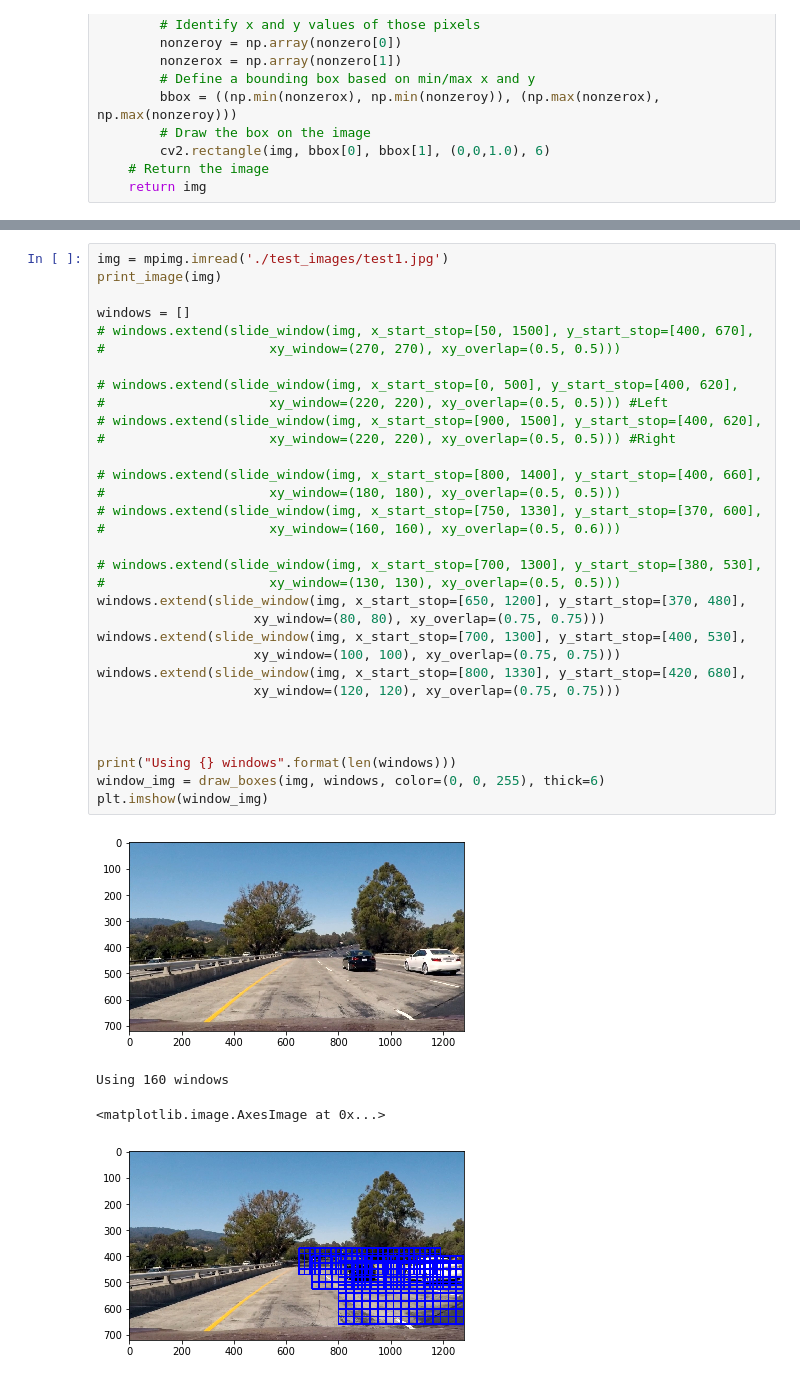
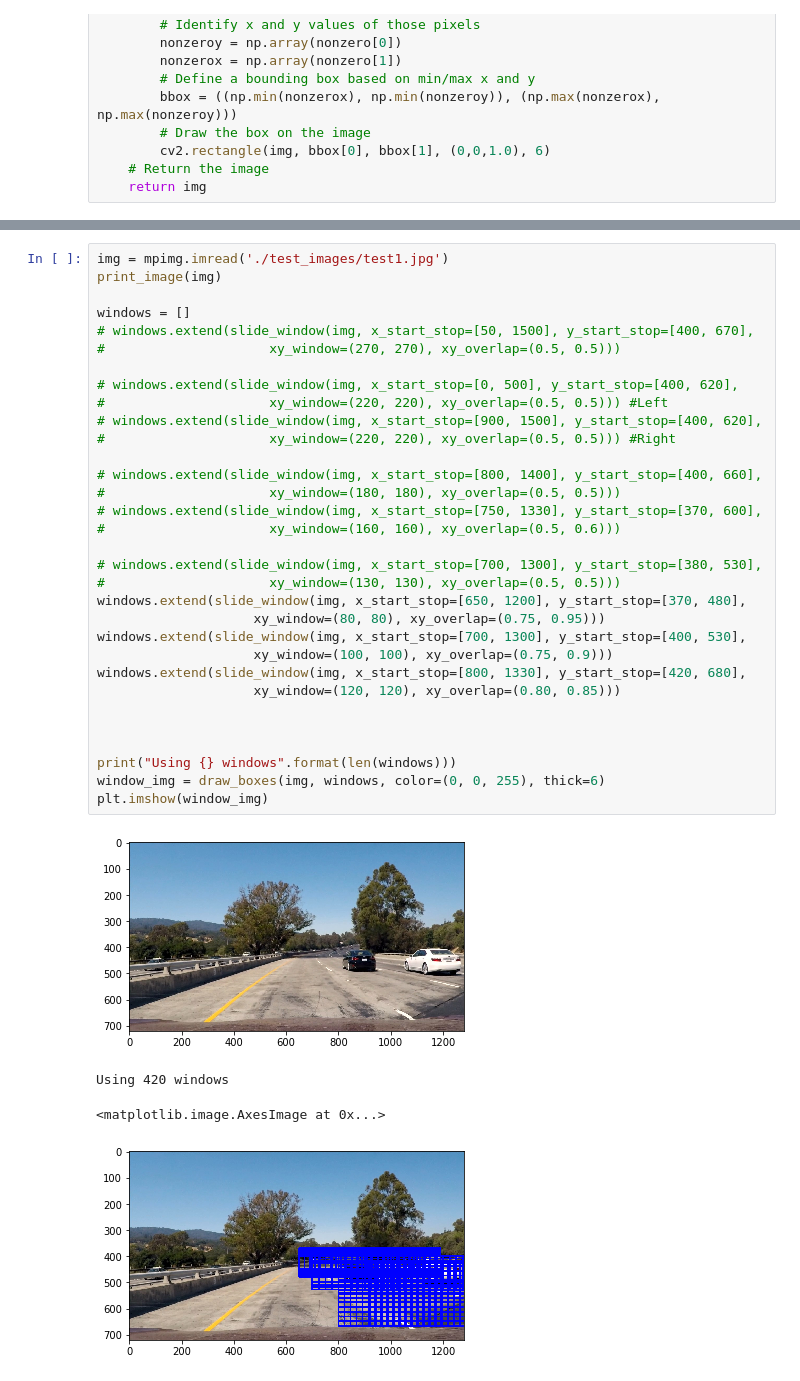
Before and after one commit to ravelantunes/CarND-Vehicle-Detection, a Jupyter notebook: Main.ipynb, the cells around one changed output, grey strips where cells are left out. Saved outputs shown, nothing was run; the diff lists cells and outputs as text.

```diff
--- a/Main.ipynb
+++ b/Main.ipynb
@@ -516,38 +575,38 @@ img = mpimg.imread('./test_images/test1.jpg')
 print_image(img)
 
 windows = []
 # windows.extend(slide_window(img, x_start_stop=[50, 1500], y_start_stop=[400, 670],
 #                     xy_window=(270, 270), xy_overlap=(0.5, 0.5)))
 
 # windows.extend(slide_window(img, x_start_stop=[0, 500], y_start_stop=[400, 620],
 #                     xy_window=(220, 220), xy_overlap=(0.5, 0.5))) #Left
 # windows.extend(slide_window(img, x_start_stop=[900, 1500], y_start_stop=[400, 620],
 #                     xy_window=(220, 220), xy_overlap=(0.5, 0.5))) #Right
 
 # windows.extend(slide_window(img, x_start_stop=[800, 1400], y_start_stop=[400, 660],
 #                     xy_window=(180, 180), xy_overlap=(0.5, 0.5)))
 # windows.extend(slide_window(img, x_start_stop=[750, 1330], y_start_stop=[370, 600],
 #                     xy_window=(160, 160), xy_overlap=(0.5, 0.6)))
 
 # windows.extend(slide_window(img, x_start_stop=[700, 1300], y_start_stop=[380, 530],
 #                     xy_window=(130, 130), xy_overlap=(0.5, 0.5)))
 windows.extend(slide_window(img, x_start_stop=[650, 1200], y_start_stop=[370, 480],
-                    xy_window=(80, 80), xy_overlap=(0.75, 0.75)))
+                    xy_window=(80, 80), xy_overlap=(0.75, 0.95)))
 windows.extend(slide_window(img, x_start_stop=[700, 1300], y_start_stop=[400, 530],
-                    xy_window=(100, 100), xy_overlap=(0.75, 0.75)))
+                    xy_window=(100, 100), xy_overlap=(0.75, 0.9)))
 windows.extend(slide_window(img, x_start_stop=[800, 1330], y_start_stop=[420, 680],
-                    xy_window=(120, 120), xy_overlap=(0.75, 0.75)))
+                    xy_window=(120, 120), xy_overlap=(0.80, 0.85)))
 
 
 
 print("Using {} windows".format(len(windows)))
 window_img = draw_boxes(img, windows, color=(0, 0, 255), thick=6)
 plt.imshow(window_img)
 # %% [output]
 [figure]
-Using 160 windows
+Using 420 windows
 <matplotlib.image.AxesImage at 0x...>
-[figure, old version]
+[figure, new version]
 # %%
 from moviepy.editor import VideoFileClip
 from IPython.display import HTML
```
Also changed, not shown: parts of 13 cells of this notebook, 1 other file.
